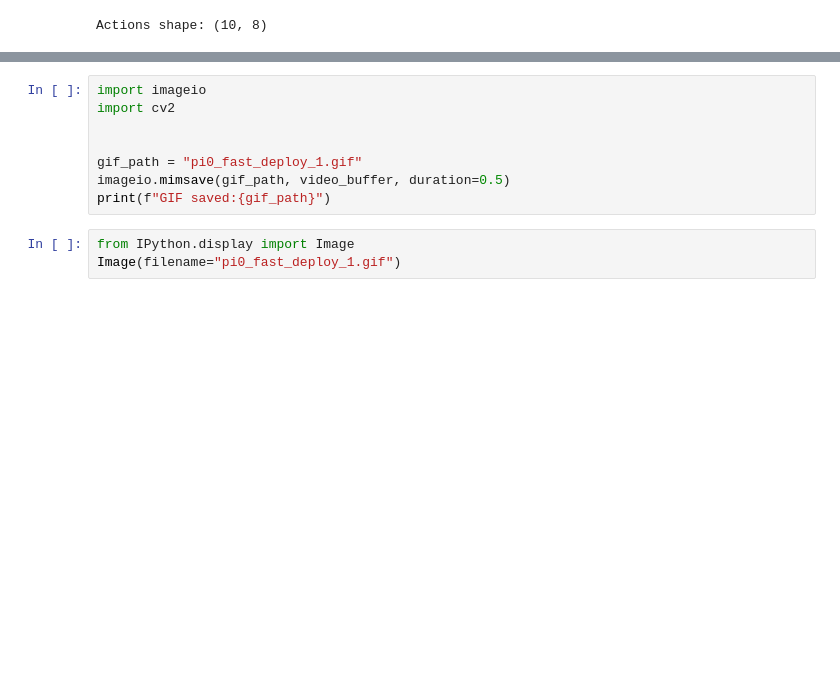
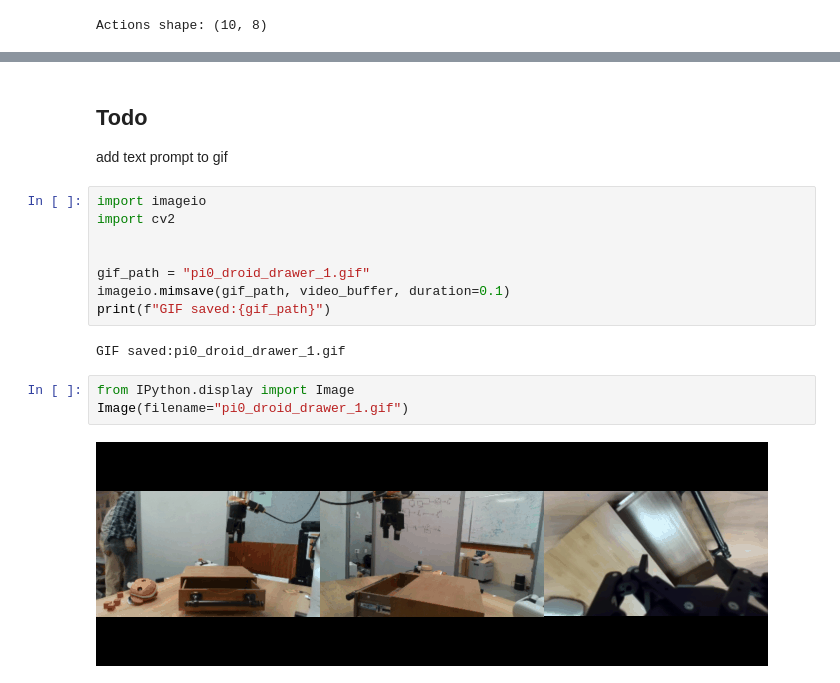
Before and after one commit to morning-star-7/openpi, a Jupyter notebook: examples/pi_inference_mpk.ipynb, the cells around one changed output, grey strips where cells are left out. Saved outputs shown, nothing was run; the diff lists cells and outputs as text; blank space fills up the shorter version.

```diff
--- a/examples/pi_inference_mpk.ipynb
+++ b/examples/pi_inference_mpk.ipynb
@@ -238,11 +332,18 @@ for step in range(MAX_STEPS):
+# %% [markdown]
+## Todo
+add text prompt to gif
 # %%
 import imageio
 import cv2
 
 
-gif_path = "pi0_fast_deploy_1.gif"
-imageio.mimsave(gif_path, video_buffer, duration=0.5)
+gif_path = "pi0_droid_drawer_1.gif"
+imageio.mimsave(gif_path, video_buffer, duration=0.1)
 print(f"GIF saved:{gif_path}")
+# %% [output]
+GIF saved:pi0_droid_drawer_1.gif
 # %%
 from IPython.display import Image
-Image(filename="pi0_fast_deploy_1.gif")
+Image(filename="pi0_droid_drawer_1.gif")
+# %% [output]
+[figure, added]
```
Also changed, not shown: parts of 9 cells of this notebook, 1 other file.
